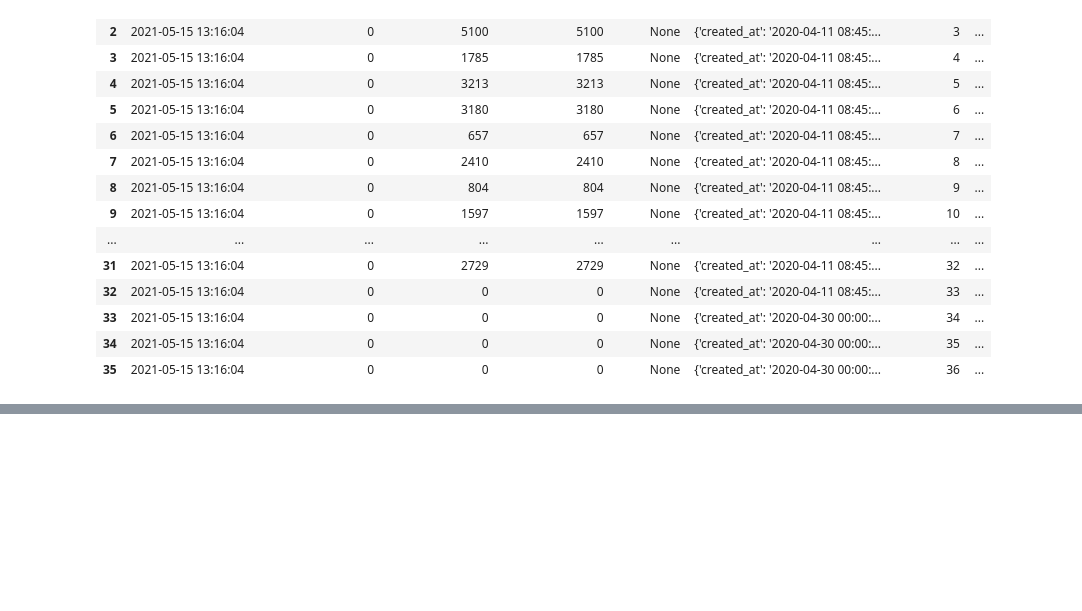
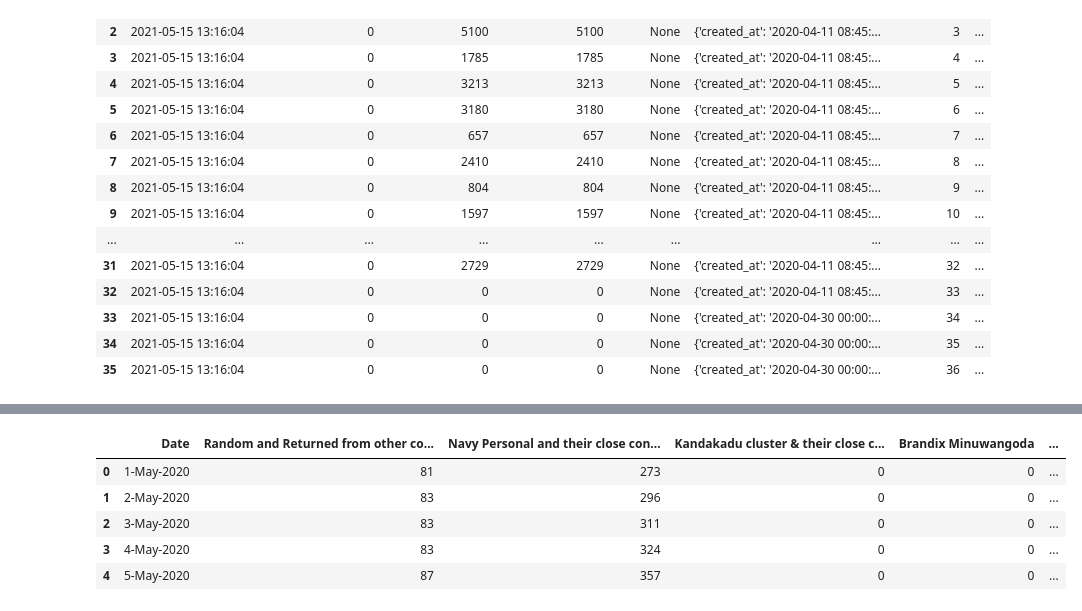
Before and after one commit to ashen007/SL_COVID_analysis, a Jupyter notebook: notebooks/case_data_analysis.ipynb, the cells around one changed output, grey strips where cells are left out. Cells and saved outputs as stored; diff of their text form; code cells hidden in the pictures; blank space fills up the shorter version.

```diff
--- a/notebooks/case_data_analysis.ipynb
+++ b/notebooks/case_data_analysis.ipynb
@@ -116,0 +142,10 @@ hospital_extended
+# %%
+clusters = pd.read_csv('../data/clusters.csv')
+clusters.head(5)
+# %% [output]
+|  | Date | Random and Returned from other co... | Navy Personal and their close con... | Kandakadu cluster & their close c... | Brandix Minuwangoda | ... |
+| 0 | 1-May-2020 | 81 | 273 | 0 | 0 | ... |
+| 1 | 2-May-2020 | 83 | 296 | 0 | 0 | ... |
+| 2 | 3-May-2020 | 83 | 311 | 0 | 0 | ... |
+| 3 | 4-May-2020 | 83 | 324 | 0 | 0 | ... |
+| 4 | 5-May-2020 | 87 | 357 | 0 | 0 | ... |
```
Also changed, not shown: parts of 9 cells of this notebook.
